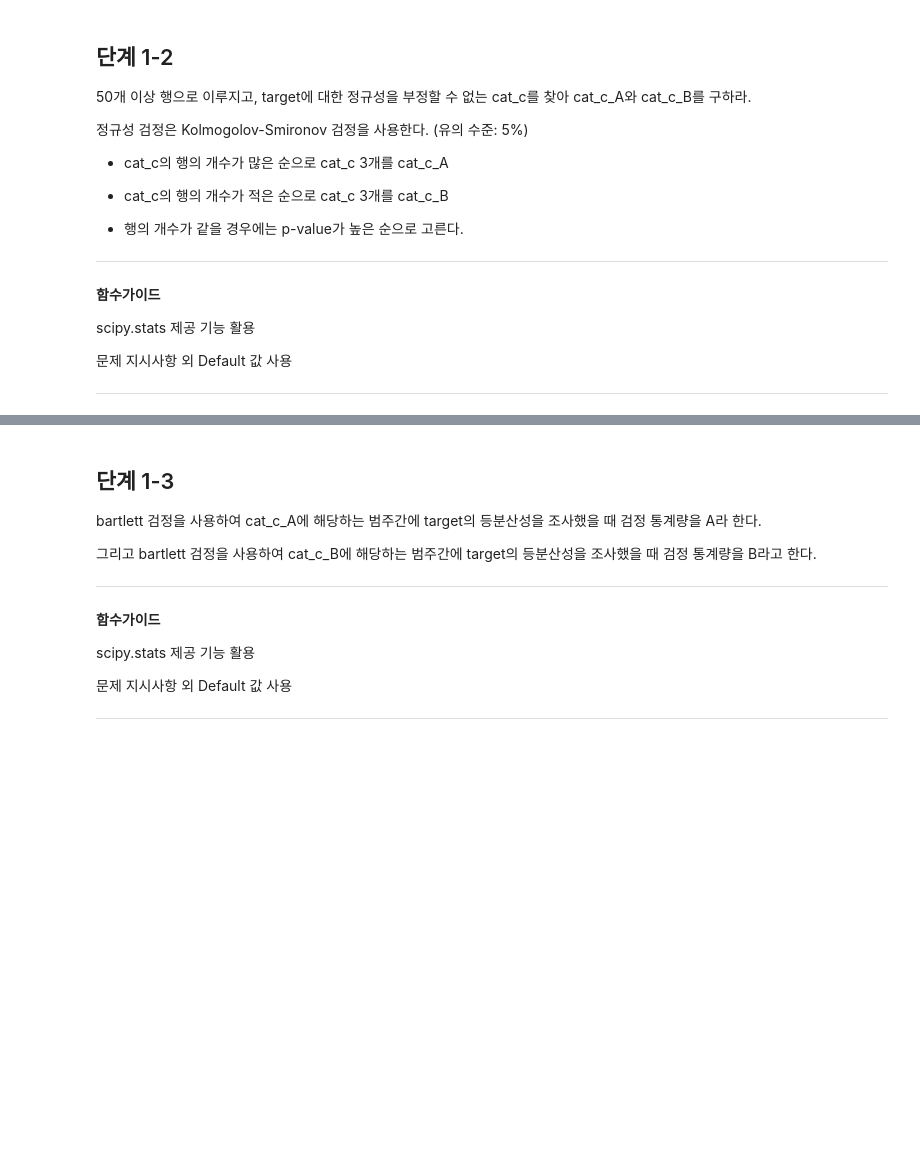
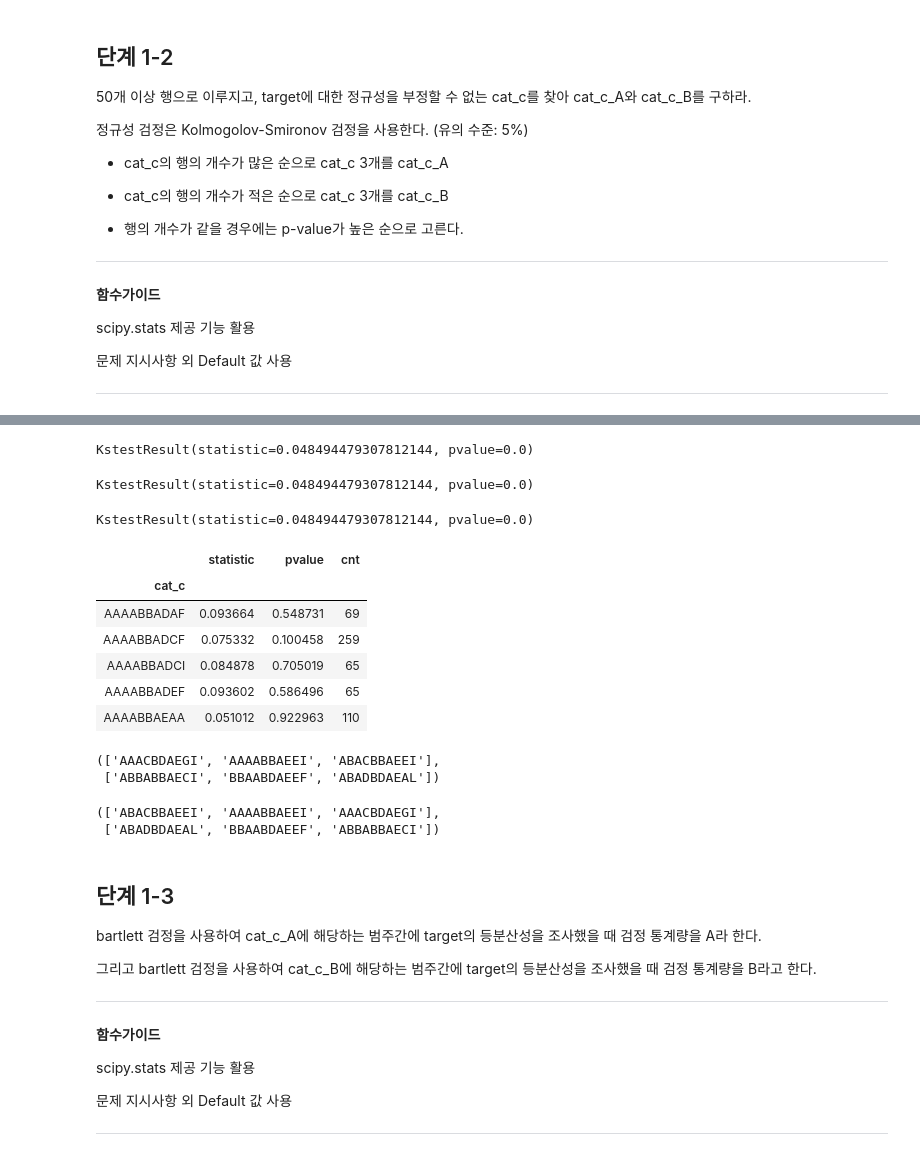
Before and after one commit to sunkusun9/DS_lv3_2311_2, a Jupyter notebook: sec_ds_lv3_prob2_prob.ipynb, the cells around one changed output, grey strips where cells are left out. Cells and saved outputs as stored; diff of their text form; code cells hidden in the pictures; blank space fills up the shorter version.

```diff
--- a/sec_ds_lv3_prob2_prob.ipynb
+++ b/sec_ds_lv3_prob2_prob.ipynb
@@ -427,0 +359,49 @@ cat_c_A, cat_c_B
+# %%
+from scipy.stats import kstest, norm, zscore
+# kstest 방법1: kstest 하는 방법
+# 전체 target에 대해서  kstest를 해봅니다.
+# norm.cdf의 기본설정이 loc=0, scale(표준편차)=1인 만큼
+# 분포의 형태를 검증하는 만큼 대상 샘플을 표준화를 하여 평균과 표준편차(표본표준편차, ddof=1)를
+# norm.cdf 형태와 맞추어 줍니다.
+kstest(zscore(df_prob1['target'], ddof=1), norm.cdf)
+# %% [output]
+KstestResult(statistic=0.048494479307812144, pvalue=0.0)
+# %%
+# kstest 방법2: norm.cdf의 설정을 변경합니다.
+from functools import partial
+kstest(df_prob1['target'], partial(norm.cdf, loc=df_prob1['target'].mean(), scale=df_prob1['target'].std()))
+# %% [output]
+KstestResult(statistic=0.048494479307812144, pvalue=0.0)
+# %%
+# kstest 방법3: kstest에서 norm.cdf에 매개변수로 loc, scale을 조정합니다.
+kstest(df_prob1['target'], norm.cdf, args=[df_prob1['target'].mean(), df_prob1['target'].std()])
+# %% [output]
+KstestResult(statistic=0.048494479307812144, pvalue=0.0)
+# %%
+# 결과 도출 방법1: groupby ~ filter, groupby ~ apply
+
+from scipy.stats import kstest, norm, zscore
+df_kstest = df_prob1.groupby('cat_c').filter(lambda x: len(x) >= 50)\
+    .groupby('cat_c')['target'].apply(
+        lambda x: pd.Series(kstest(zscore(x, ddof=1), norm.cdf), index=['statistic', 'pvalue'])
+    ).unstack().join(df_prob1['cat_c'].value_counts().rename('cnt'), how='left')
+df_kstest.head()
+# %% [output]
+|  | statistic | pvalue | cnt |
+| cat_c |  |  |  |
+| AAAABBADAF | 0.093664 | 0.548731 | 69 |
+| AAAABBADCF | 0.075332 | 0.100458 | 259 |
+| AAAABBADCI | 0.084878 | 0.705019 | 65 |
+| AAAABBADEF | 0.093602 | 0.586496 | 65 |
+| AAAABBAEAA | 0.051012 | 0.922963 | 110 |
+# %%
+# 정규성을 부정할 수 없는 결과만 취합니다.
+df_kstest = df_kstest.query('pvalue >= 0.05')
+# 빈도수가 높은 순으로는 동수가 없습니다. 정렬후 3개를 취합니다.
+cat_c_A = df_kstest.sort_values('cnt').iloc[-3:].index.tolist()
+# 빈도수가 낮은 것은 동수가 존재하여 pvalue에 대해서도 정렬를 하여 3개를 취합니다.
+cat_c_B = df_kstest.sort_values(['cnt', 'pvalue'], ascending=[True, False]).iloc[:3].index.tolist()
+cat_c_A, cat_c_B
+# %% [output]
+(['AAACBDAEGI', 'AAAABBAEEI', 'ABACBBAEEI'],
+ ['ABBABBAECI', 'BBAABDAEEF', 'ABADBDAEAL'])
@@ -428,3 +425,15 @@ cat_c_A, cat_c_B
+# %%
+# 검정결과를 DataFrame으로 구성합니다.
+df_kstest = pd.DataFrame(ks_result, columns=['cat_c', 'stat', 'pvalue', 'cnt']).set_index('cat_c')
+# 이후 과정은 방법 1과 같습니다.
+df_kstest = df_kstest.query('pvalue >= 0.05')\
+                    .sort_values(['cnt', 'pvalue'], ascending=[False, True])
+cat_c_A = df_kstest.iloc[:3].index.tolist()
+cat_c_B = df_kstest.iloc[-3:].index.tolist()
+cat_c_A, cat_c_B
+# %% [output]
+(['ABACBBAEEI', 'AAAABBAEEI', 'AAACBDAEGI'],
+ ['ABADBDAEAL', 'BBAABDAEEF', 'ABBABBAECI'])
 # %% [markdown]
 ## 단계 1-3
 
```
Also changed, not shown: parts of 71 cells of this notebook.
